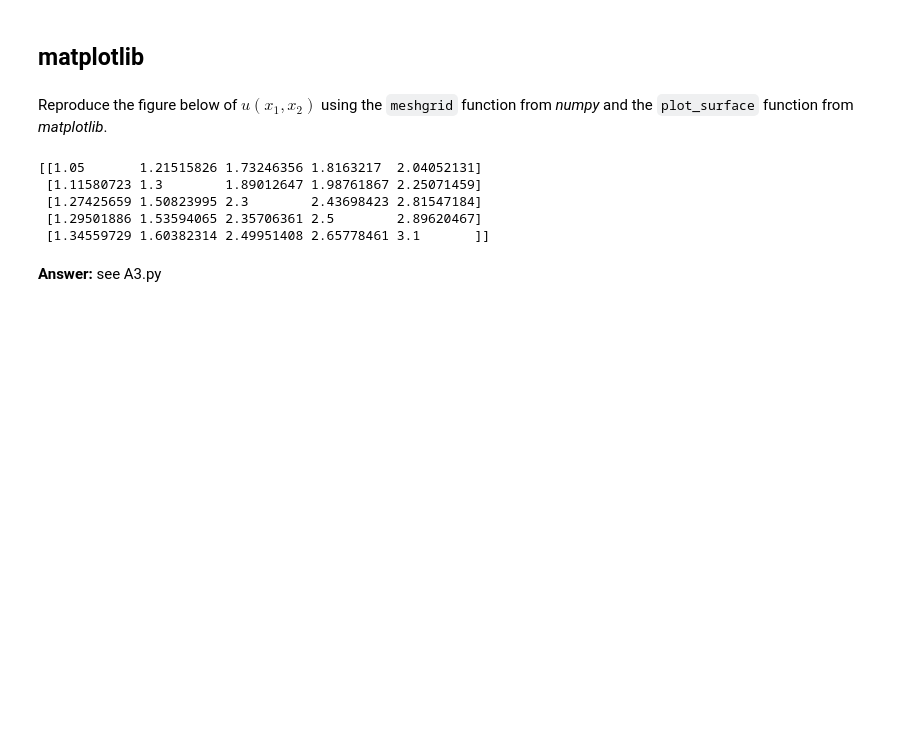
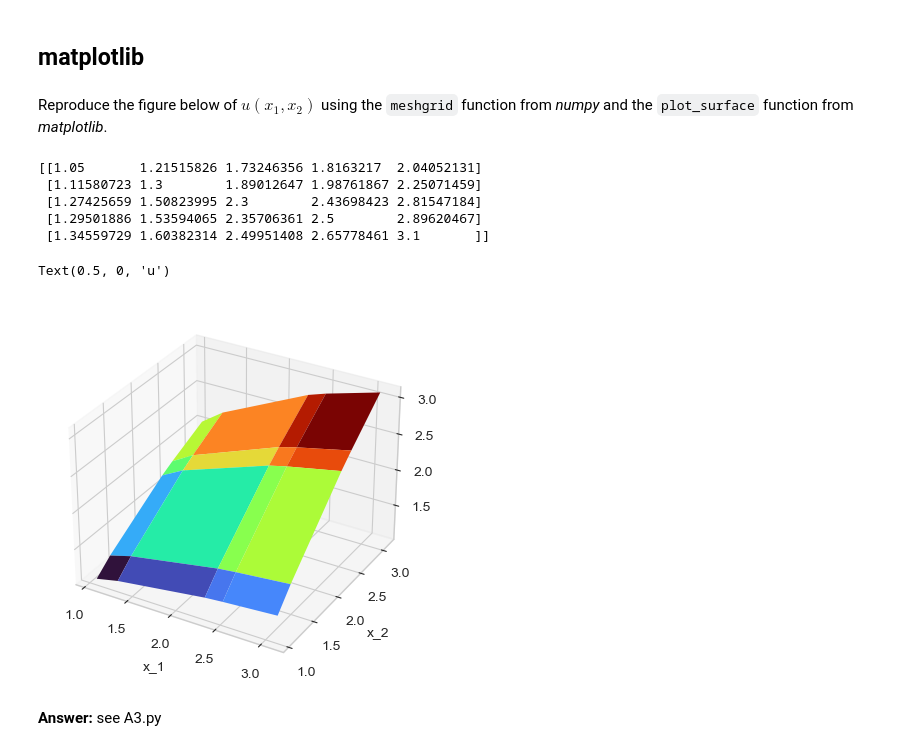
Before and after one commit to nfc387/IntroProg-exercises-master, a Jupyter notebook: PS1/problem_set_1.ipynb, the cells around one changed output. Saved outputs shown, nothing was run; the diff lists cells and outputs as text; code cells hidden in the pictures; blank space fills up the shorter version.

```diff
--- a/PS1/problem_set_1.ipynb
+++ b/PS1/problem_set_1.ipynb
@@ -109,16 +109,23 @@ from matplotlib import cm # for colormaps
 # %%
 # evaluate utility function
 x1_grid,x2_grid = np.meshgrid(x1_vec,x2_vec,indexing='ij')
 u_grid = u(x1_grid,x2_grid)
 print(u_grid)
 # write your code here
-# vector mesh using 3D plotting.
+fig = plt.figure() # initialize figure
+ax = fig.add_subplot(1,1,1,projection="3d") # vector mesh using 3D plotting.
+ax.plot_surface(x1_grid, x2_grid, u_grid, cmap="turbo") #plot grid. color is off? --> from matplotlib import colormaps
+ax.set_xlabel("x_1")
+ax.set_ylabel("x_2")
+ax.set_zlabel("u")
 # %% [output]
 [[1.05       1.21515826 1.73246356 1.8163217  2.04052131]
  [1.11580723 1.3        1.89012647 1.98761867 2.25071459]
  [1.27425659 1.50823995 2.3        2.43698423 2.81547184]
  [1.29501886 1.53594065 2.35706361 2.5        2.89620467]
  [1.34559729 1.60382314 2.49951408 2.65778461 3.1       ]]
+Text(0.5, 0, 'u')
+[figure, added]
 # %% [markdown]
 **Answer:** see A3.py
 # %% [markdown]
```
Also changed, not shown: parts of 1 cell of this notebook.
